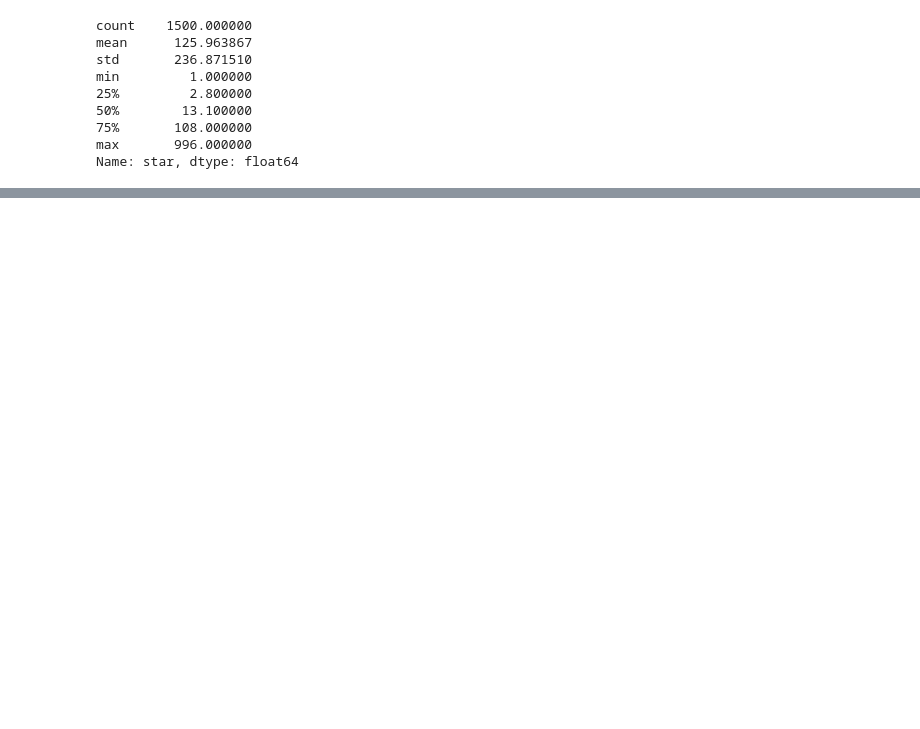
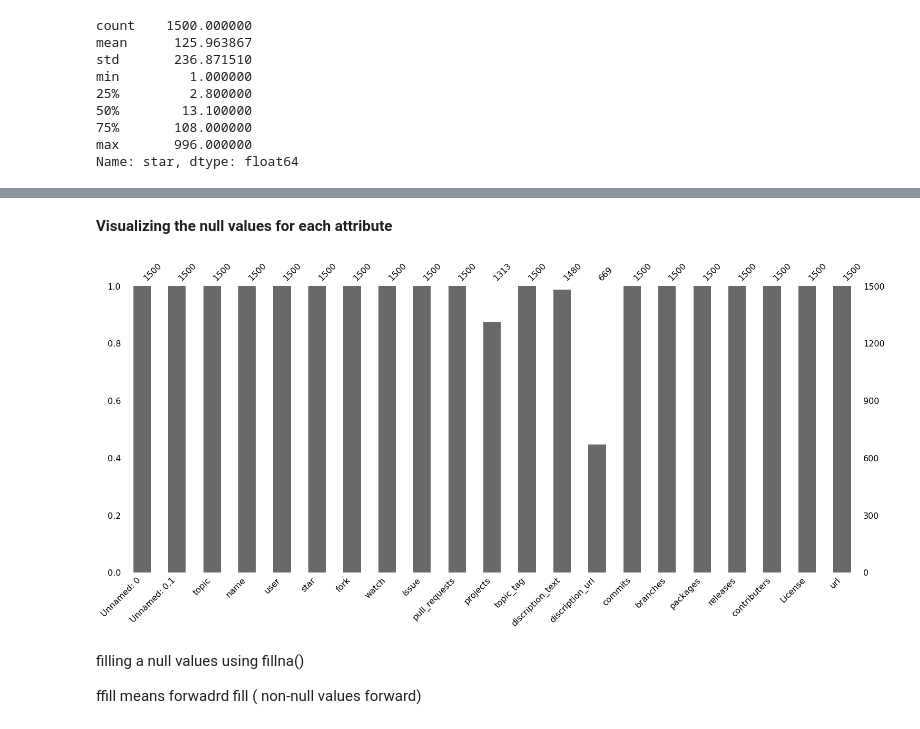
Before and after one commit to Preeti-sahani/ShapeAI_Internship_Project, a Jupyter notebook: Github_Repos.ipynb, the cells around one changed output, grey strips where cells are left out. Cells and saved outputs as stored; diff of their text form; code cells hidden in the pictures; blank space fills up the shorter version.

```diff
--- a/Github_Repos.ipynb
+++ b/Github_Repos.ipynb
@@ -31,7 +32,7 @@ import matplotlib.pyplot as plt
 # %% [markdown]
 #**Importing Data**
 # %%
-Github_df = pd.read_csv("/content/Github_dat.zip")
+Github_df = pd.read_csv("/content/Github_data.zip")
 Github_df.head()
 # %% [output]
 |  | Unnamed: 0 | Unnamed: 0.1 | topic | name | user | star | fork | watch | issue | ... |
@@ -104,0 +112,11 @@ Average rating of repos- 13,000 stars
+# %%
+Github_df["pull_requests"] = Github_df["pull_requests"].apply(lambda x: x.replace(',', '') if ',' in x else x).astype(float)
+Github_df["commits"] = Github_df["commits"].apply(lambda x: x.replace(',', '') if ',' in x else x).astype(float)
+Github_df["branches"] = Github_df["branches"].apply(lambda x: x.replace(',', '') if ',' in x else x).astype(float)
+Github_df["contributers"] = Github_df["contributers"].apply(lambda x: x.replace(',', '') if ',' in x else x).astype(float)
+# %%
+#Column Star, Fork, Watch conatains number (1.2K) format, we need to convert into (1200) format
+Github_df['fork'] = Github_df['fork'].apply(lambda x: float(x.replace('k',''))*1000 if 'k' in x else x)
+Github_df['watch'] = Github_df['watch'].apply(lambda x: float(x.replace('k',''))*1000 if 'k' in x else x)
+
+Github_df.head()
@@ -104,0 +152,14 @@ Average rating of repos- 13,000 stars
+# %% [markdown]
+**Visualizing the null values for each attribute**
+# %%
+import missingno as msno
+
+msno.bar(Github_df)
+plt.show()
+# %% [output]
+[figure, added]
+# %% [markdown]
+
+filling a null values using fillna()
+
+ffill means forwadrd fill   (  non-null values forward)
```
Also changed, not shown: parts of 47 cells of this notebook.
